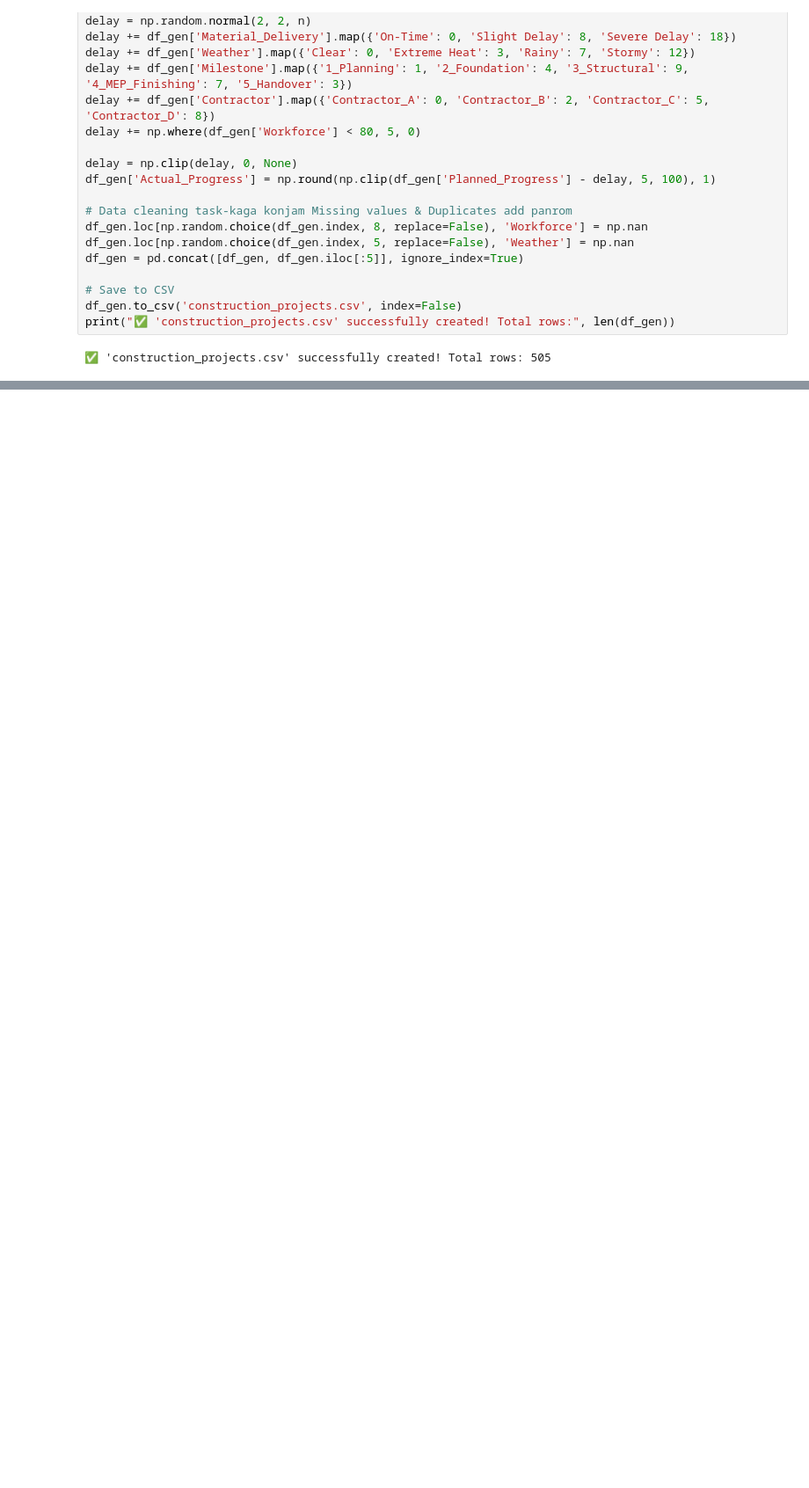
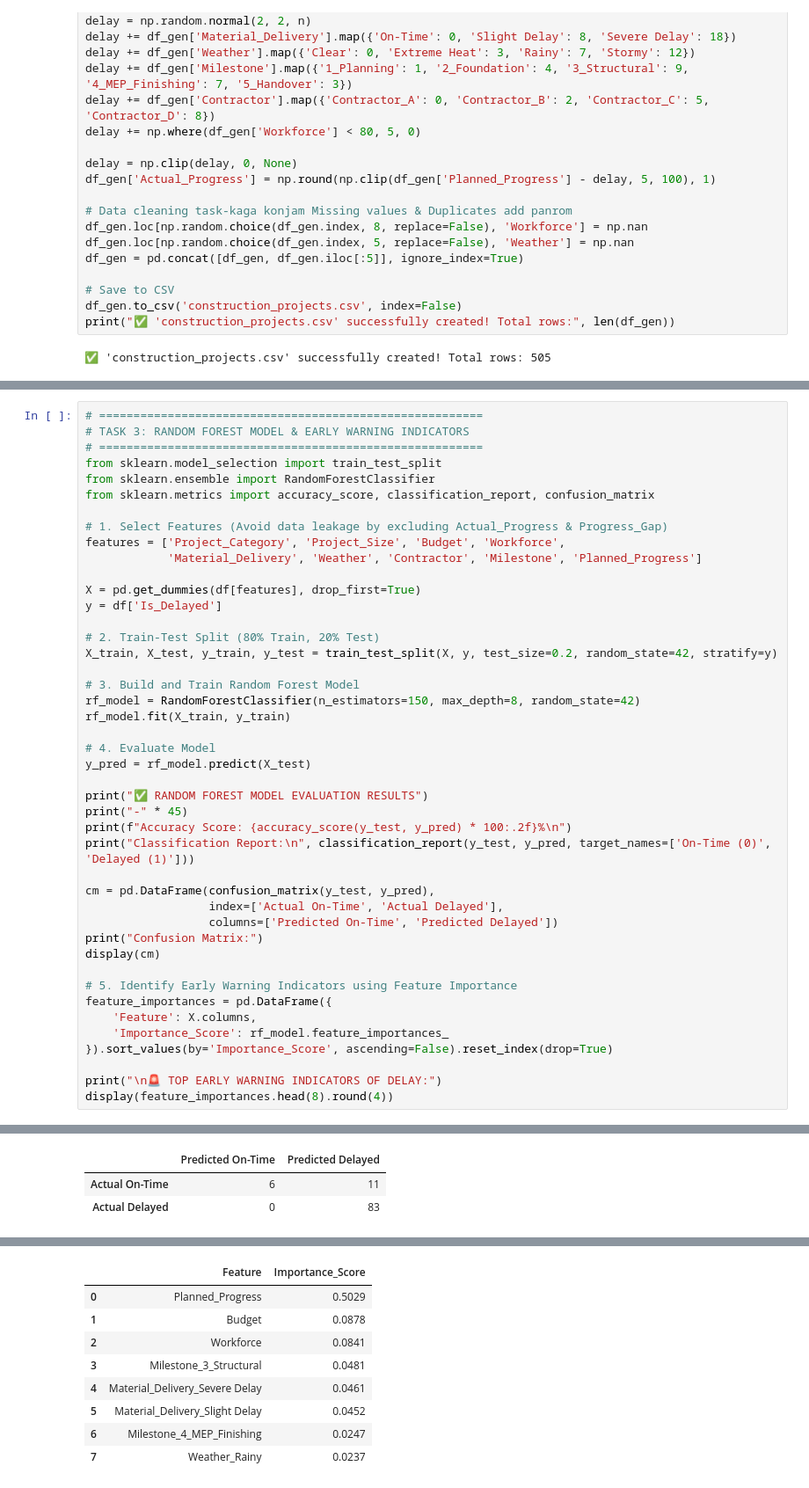
Before and after one commit to muru9031/DS_Day01_51_Construction_Delay, a Jupyter notebook: DS_Day01_51_Construction_Delay.ipynb, the cells around one changed output, grey strips where cells are left out. Shown at 88% size. Cells and saved outputs as stored; diff of their text form; blank space fills up the shorter version.

```diff
--- a/DS_Day01_51_Construction_Delay.ipynb
+++ b/DS_Day01_51_Construction_Delay.ipynb
@@ -69,0 +228,45 @@ print("✅ 'construction_projects.csv' successfully created! Total rows:", len(d
+# %%
+# ========================================================
+# TASK 3: RANDOM FOREST MODEL & EARLY WARNING INDICATORS
+# ========================================================
+from sklearn.model_selection import train_test_split
+from sklearn.ensemble import RandomForestClassifier
+from sklearn.metrics import accuracy_score, classification_report, confusion_matrix
+
+# 1. Select Features (Avoid data leakage by excluding Actual_Progress & Progress_Gap)
+features = ['Project_Category', 'Project_Size', 'Budget', 'Workforce',
+            'Material_Delivery', 'Weather', 'Contractor', 'Milestone', 'Planned_Progress']
+
+X = pd.get_dummies(df[features], drop_first=True)
+y = df['Is_Delayed']
+
+# 2. Train-Test Split (80% Train, 20% Test)
+X_train, X_test, y_train, y_test = train_test_split(X, y, test_size=0.2, random_state=42, stratify=y)
+
+# 3. Build and Train Random Forest Model
+rf_model = RandomForestClassifier(n_estimators=150, max_depth=8, random_state=42)
+rf_model.fit(X_train, y_train)
+
+# 4. Evaluate Model
+y_pred = rf_model.predict(X_test)
+
+print("✅ RANDOM FOREST MODEL EVALUATION RESULTS")
+print("-" * 45)
+print(f"Accuracy Score: {accuracy_score(y_test, y_pred) * 100:.2f}%\n")
+print("Classification Report:\n", classification_report(y_test, y_pred, target_names=['On-Time (0)', 'Delayed (1)']))
+
+cm = pd.DataFrame(confusion_matrix(y_test, y_pred),
+                  index=['Actual On-Time', 'Actual Delayed'],
+                  columns=['Predicted On-Time', 'Predicted Delayed'])
+print("Confusion Matrix:")
+display(cm)
+
+# 5. Identify Early Warning Indicators using Feature Importance
+feature_importances = pd.DataFrame({
+    'Feature': X.columns,
+    'Importance_Score': rf_model.feature_importances_
+}).sort_values(by='Importance_Score', ascending=False).reset_index(drop=True)
+
+print("\n🚨 TOP EARLY WARNING INDICATORS OF DELAY:")
+display(feature_importances.head(8).round(4))
+# %% [output]
@@ -69,0 +288,3 @@ print("✅ 'construction_projects.csv' successfully created! Total rows:", len(d
+|  | Predicted On-Time | Predicted Delayed |
+| Actual On-Time | 6 | 11 |
+| Actual Delayed | 0 | 83 |
@@ -69,0 +292,9 @@ print("✅ 'construction_projects.csv' successfully created! Total rows:", len(d
+|  | Feature | Importance_Score |
+| 0 | Planned_Progress | 0.5029 |
+| 1 | Budget | 0.0878 |
+| 2 | Workforce | 0.0841 |
+| 3 | Milestone_3_Structural | 0.0481 |
+| 4 | Material_Delivery_Severe Delay | 0.0461 |
+| 5 | Material_Delivery_Slight Delay | 0.0452 |
+| 6 | Milestone_4_MEP_Finishing | 0.0247 |
+| 7 | Weather_Rainy | 0.0237 |
```
Also changed, not shown: parts of 4 cells of this notebook.
